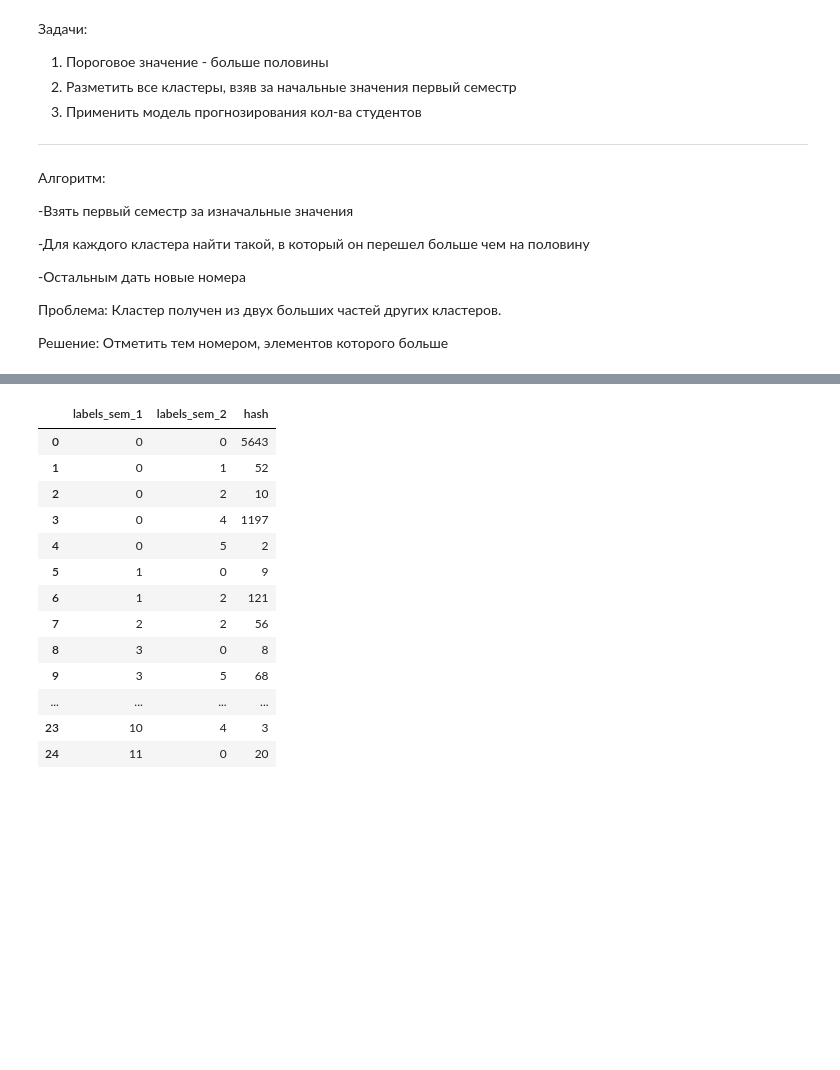
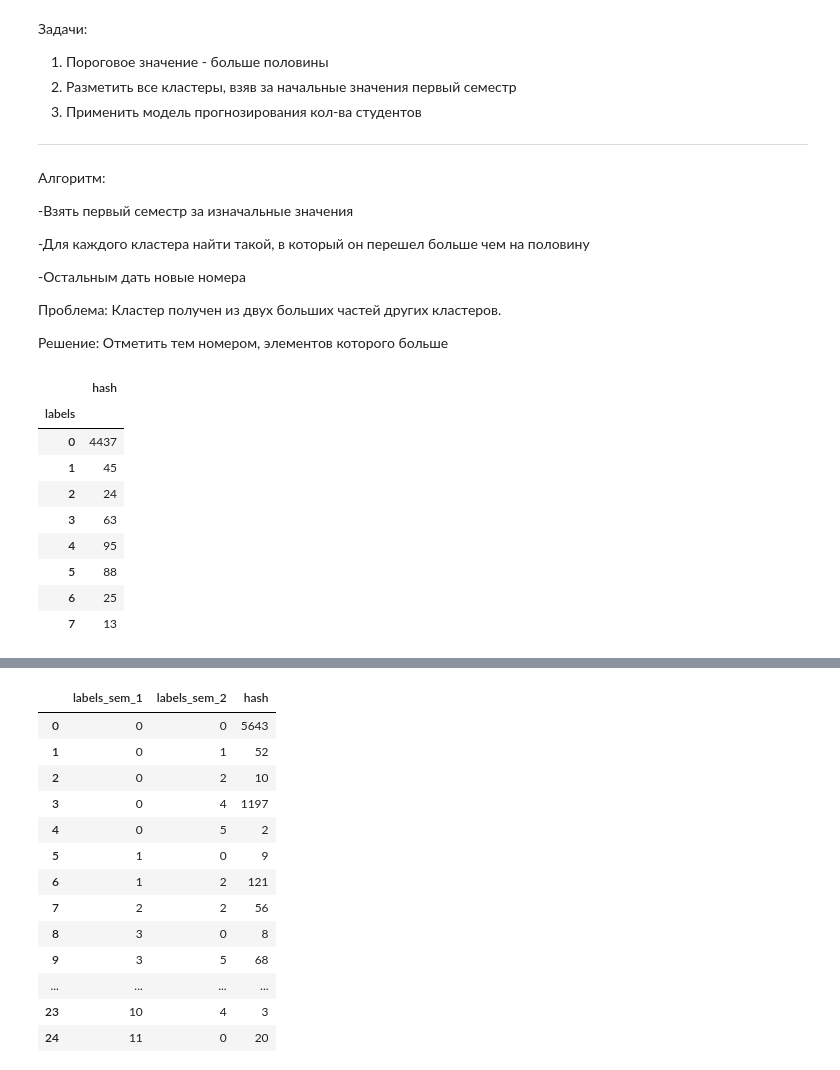
Before and after one commit to Maksimka9/clustering, a Jupyter notebook: main.ipynb, the cells around one changed output, grey strips where cells are left out. Drawn from its saved outputs; the diff is of its cells as text; code cells hidden in the pictures; blank space fills up the shorter version.

```diff
--- a/main.ipynb
+++ b/main.ipynb
@@ -215,7 +215,18 @@ hash_df_8['labels']  = labels_df_8.loc[:, 'labels']
 hash_df_list = [hash_df_1, hash_df_2, hash_df_3, hash_df_4,
                 hash_df_5, hash_df_6, hash_df_7, hash_df_8]
 # %%
-hash_df_list[0].groupby(['labels']).count()
+hash_df_list[7].groupby(['labels']).count()
+# %% [output]
+|  | hash |
+| labels |  |
+| 0 | 4437 |
+| 1 | 45 |
+| 2 | 24 |
+| 3 | 63 |
+| 4 | 95 |
+| 5 | 88 |
+| 6 | 25 |
+| 7 | 13 |
 # %%
 compare_list = []
 
```
Also changed, not shown: parts of 12 cells of this notebook.
